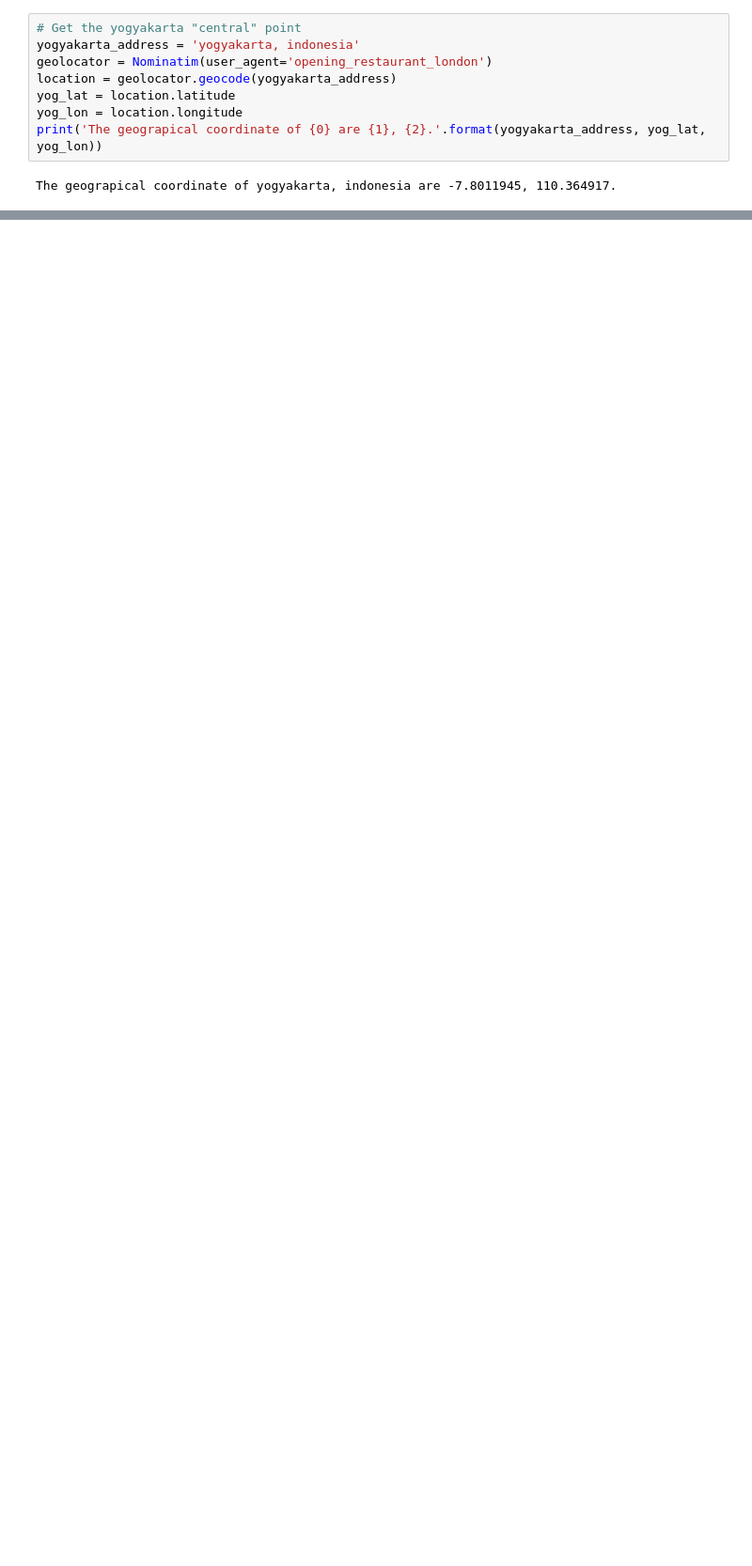
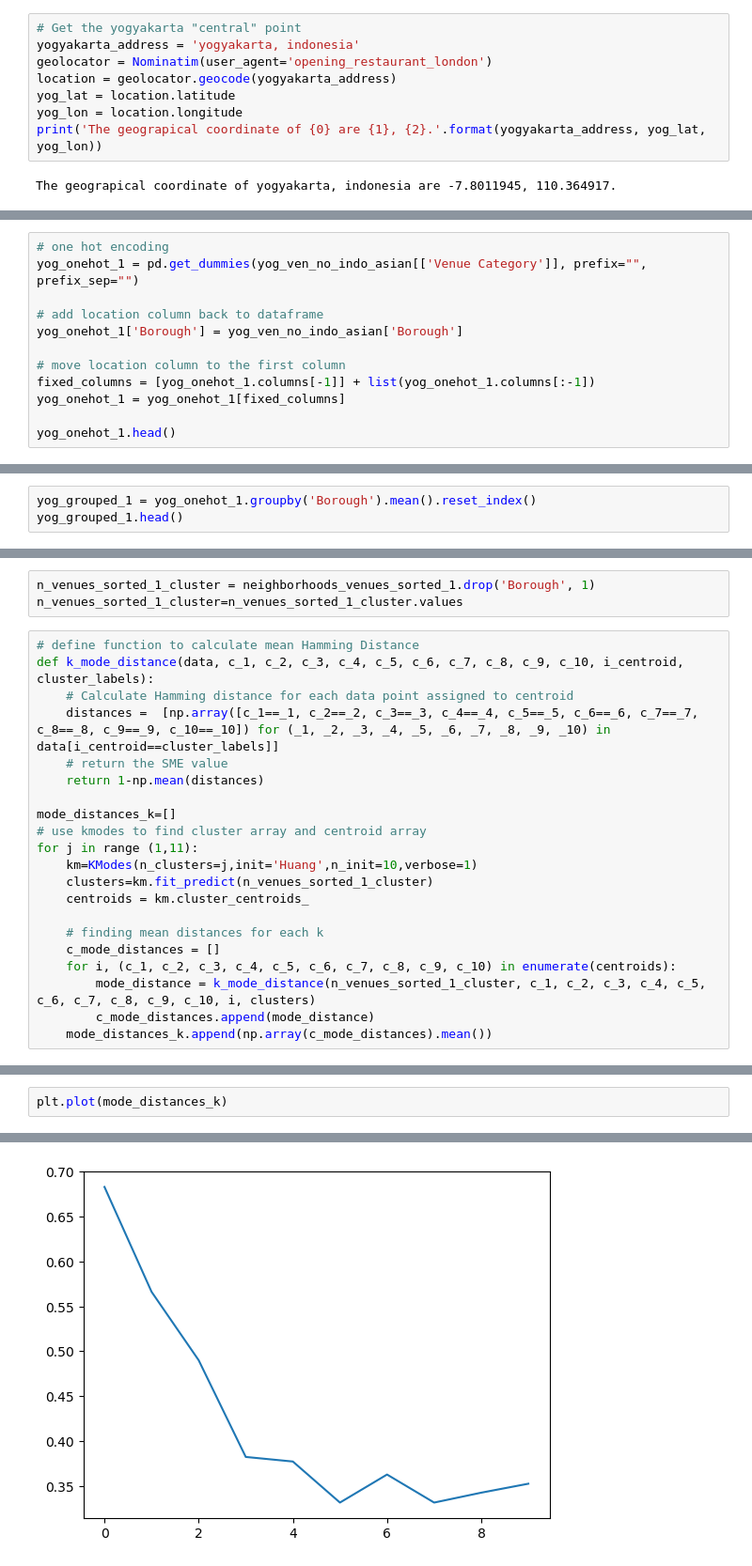
Before and after one commit to ouliaopl/Coursera_Capstone, a Jupyter notebook: Battle of Neighborhood.ipynb, the cells around one changed output, grey strips where cells are left out. Shown at 94% size. Saved outputs shown, nothing was run; the diff lists cells and outputs as text; blank space fills up the shorter version.

```diff
--- a/Battle of Neighborhood.ipynb
+++ b/Battle of Neighborhood.ipynb
@@ -193,0 +577,12 @@ yog_map
+# %%
+# one hot encoding
+yog_onehot_1 = pd.get_dummies(yog_ven_no_indo_asian[['Venue Category']], prefix="", prefix_sep="")
+
+# add location column back to dataframe
+yog_onehot_1['Borough'] = yog_ven_no_indo_asian['Borough']
+
+# move location column to the first column
+fixed_columns = [yog_onehot_1.columns[-1]] + list(yog_onehot_1.columns[:-1])
+yog_onehot_1 = yog_onehot_1[fixed_columns]
+
+yog_onehot_1.head()
@@ -193,0 +600,3 @@ yog_map
+# %%
+yog_grouped_1 = yog_onehot_1.groupby('Borough').mean().reset_index()
+yog_grouped_1.head()
@@ -193,0 +694,24 @@ yog_map
+# %%
+n_venues_sorted_1_cluster = neighborhoods_venues_sorted_1.drop('Borough', 1)
+n_venues_sorted_1_cluster=n_venues_sorted_1_cluster.values
+# %%
+# define function to calculate mean Hamming Distance
+def k_mode_distance(data, c_1, c_2, c_3, c_4, c_5, c_6, c_7, c_8, c_9, c_10, i_centroid, cluster_labels):
+    # Calculate Hamming distance for each data point assigned to centroid
+    distances =  [np.array([c_1==_1, c_2==_2, c_3==_3, c_4==_4, c_5==_5, c_6==_6, c_7==_7, c_8==_8, c_9==_9, c_10==_10]) for (_1, _2, _3, _4, _5, _6, _7, _8, _9, _10) in data[i_centroid==cluster_labels]]
+    # return the SME value
+    return 1-np.mean(distances)
+
+mode_distances_k=[]
+# use kmodes to find cluster array and centroid array
+for j in range (1,11):
+    km=KModes(n_clusters=j,init='Huang',n_init=10,verbose=1)
+    clusters=km.fit_predict(n_venues_sorted_1_cluster)
+    centroids = km.cluster_centroids_
+
+    # finding mean distances for each k
+    c_mode_distances = []
+    for i, (c_1, c_2, c_3, c_4, c_5, c_6, c_7, c_8, c_9, c_10) in enumerate(centroids):
+        mode_distance = k_mode_distance(n_venues_sorted_1_cluster, c_1, c_2, c_3, c_4, c_5, c_6, c_7, c_8, c_9, c_10, i, clusters)
+        c_mode_distances.append(mode_distance)
+    mode_distances_k.append(np.array(c_mode_distances).mean())
@@ -193,0 +736,3 @@ yog_map
+# %%
+plt.plot(mode_distances_k)
+# %% [output]
@@ -193,0 +740 @@ yog_map
+[figure, added]
```
Also changed, not shown: parts of 114 cells of this notebook.
